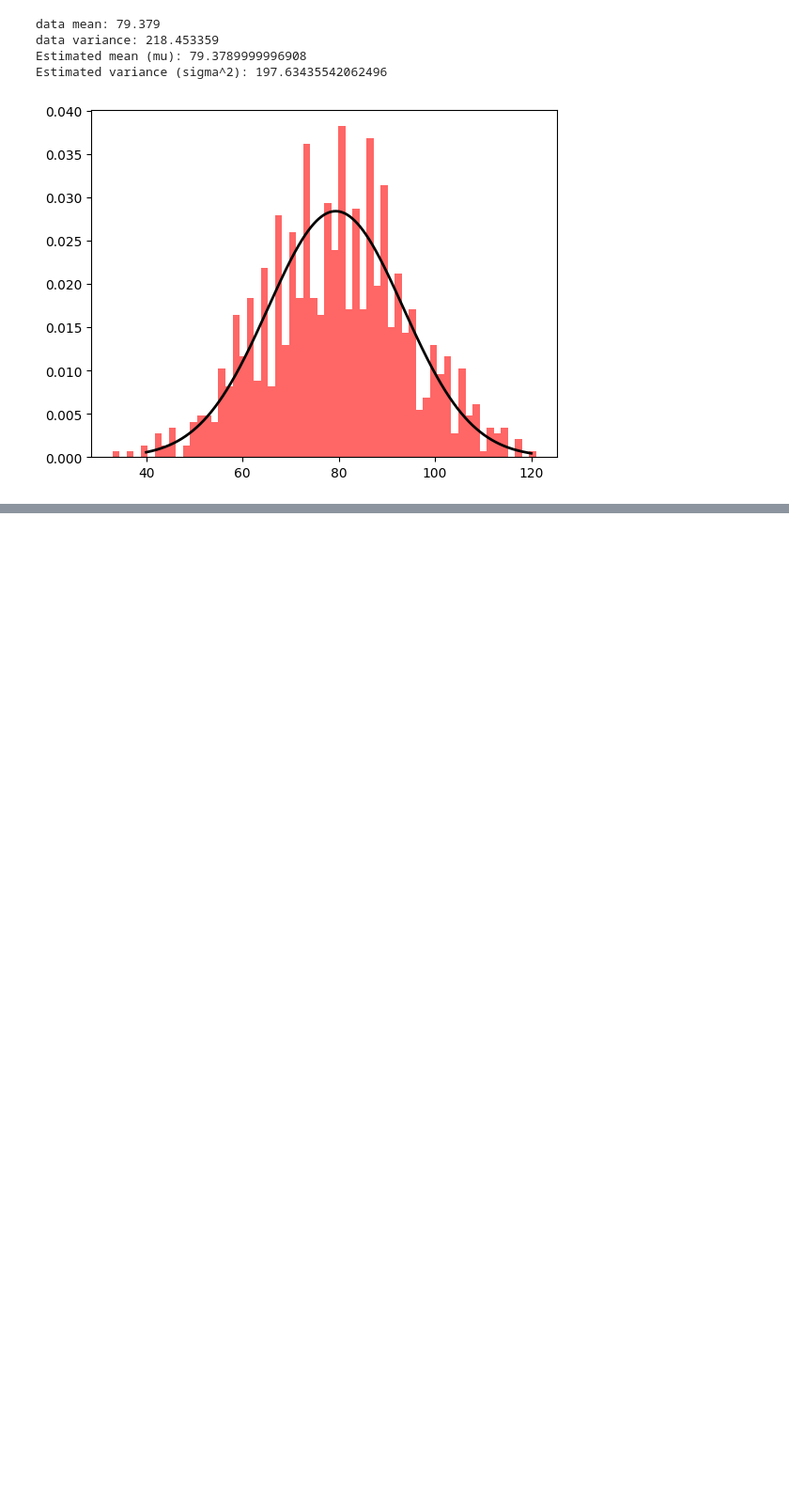
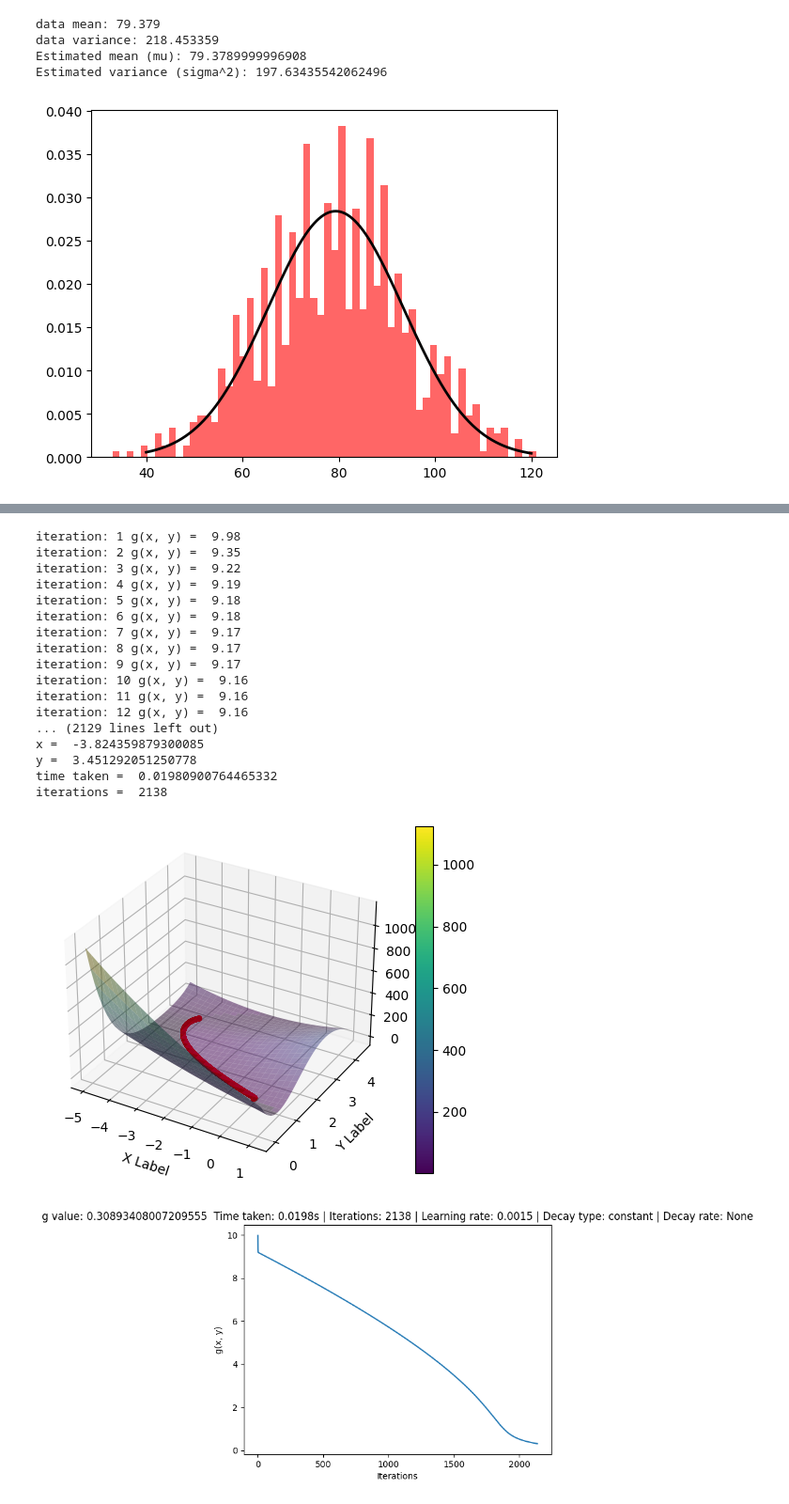
Before and after one commit to krishangupta33/Optimization-for-Data-Science, a Jupyter notebook: HW3/hw3.ipynb, the cells around one changed output, grey strips where cells are left out. Shown at 94% size. Saved outputs shown, nothing was run; the diff lists cells and outputs as text; code cells hidden in the pictures; blank space fills up the shorter version.

```diff
--- a/HW3/hw3.ipynb
+++ b/HW3/hw3.ipynb
@@ -159,0 +359,22 @@ plt.show()
+# %%
+results+=[gradient_descent(0, 0, 0.0015, 'g', 'constant')]
+# %% [output]
+iteration: 1 g(x, y) =  9.98
+iteration: 2 g(x, y) =  9.35
+iteration: 3 g(x, y) =  9.22
+iteration: 4 g(x, y) =  9.19
+iteration: 5 g(x, y) =  9.18
+iteration: 6 g(x, y) =  9.18
+iteration: 7 g(x, y) =  9.17
+iteration: 8 g(x, y) =  9.17
+iteration: 9 g(x, y) =  9.17
+iteration: 10 g(x, y) =  9.16
+iteration: 11 g(x, y) =  9.16
+iteration: 12 g(x, y) =  9.16
+... (2129 lines left out)
+x =  -3.824359879300085
+y =  3.451292051250778
+time taken =  0.01980900764465332
+iterations =  2138
+[figure, added]
+[figure, added]
```
Also changed, not shown: parts of 16 cells of this notebook.
